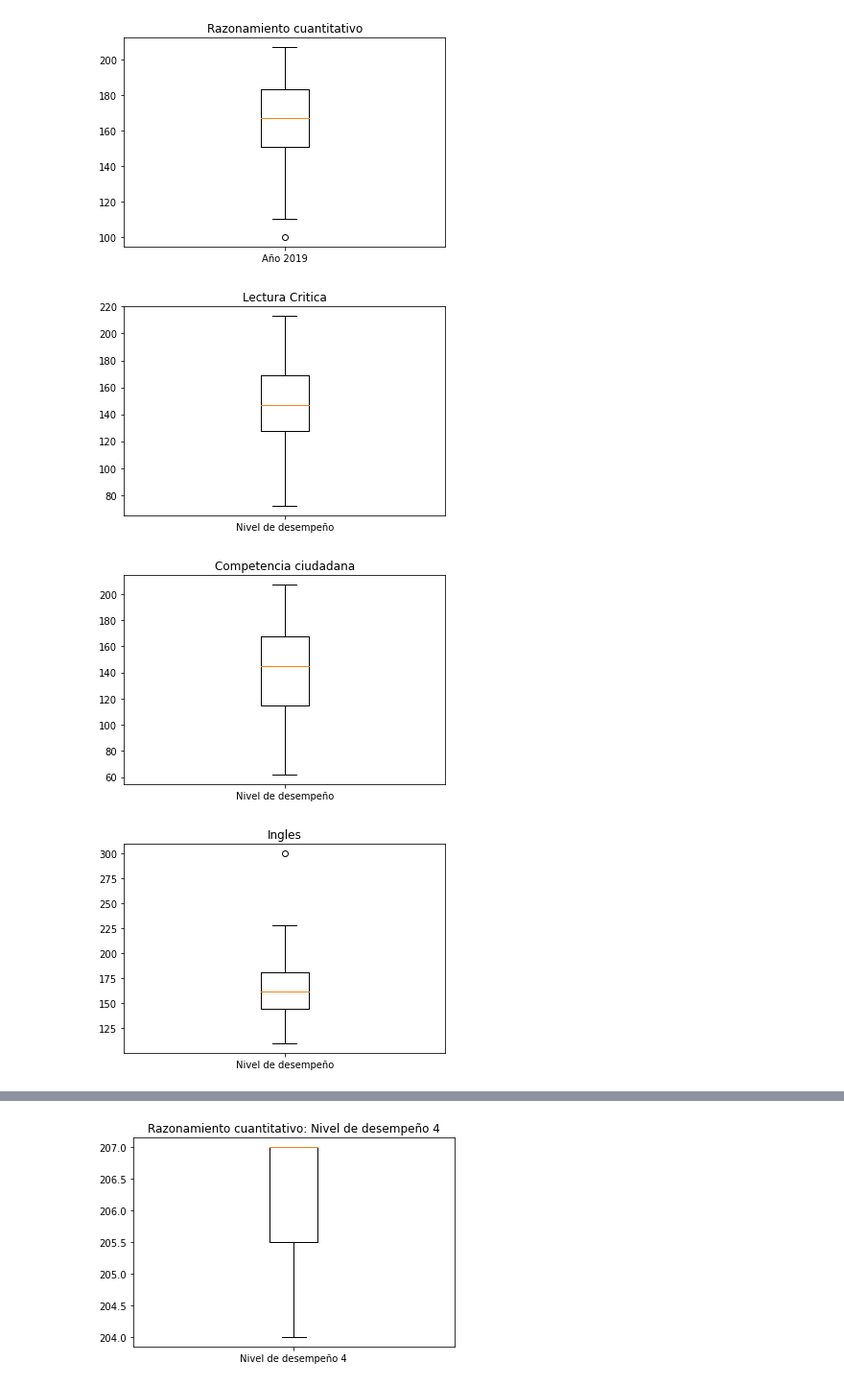
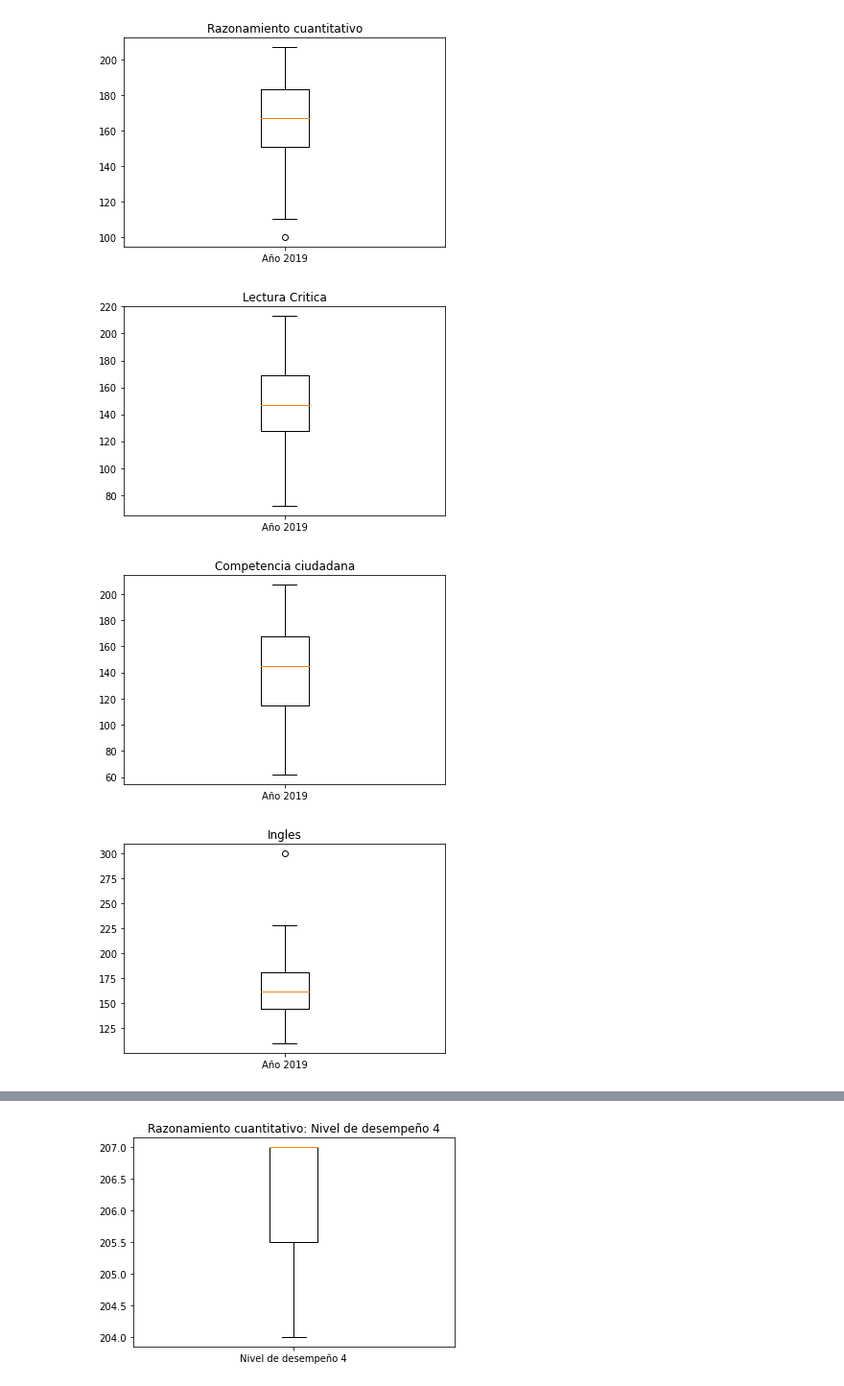
Before and after one commit to sebastianvelandia/visualizacion, a Jupyter notebook: Trabajo 1.ipynb, the cells around one changed output, grey strips where cells are left out. Shown: that part at 96% size. Drawn from its saved outputs; the diff is of its cells as text; code cells hidden in the pictures.

```diff
--- a/Trabajo 1.ipynb
+++ b/Trabajo 1.ipynb
@@ -67,33 +67,33 @@ plt.show()
 # %%
 #Grafica de boxplot variable Lectura Critica
 y = df['MOD_LECTURA_CRITICA_PUNT'][0:91]
 
 plt.boxplot(y)
 plt.title('Lectura Critica')
-plt.xticks([1],['2019'])
+plt.xticks([1],['Año 2019'])
 plt.show()
 # %% [output]
-[figure, old version]
+[figure, new version]
 # %%
 #Grafica de boxplot variable Competencia ciudadana
 y = df['MOD_COMPETEN_CIUDADA_PUNT'][0:91]
 
 plt.boxplot(y)
 plt.title('Competencia ciudadana')
-plt.xticks([1],['Nivel de desempeño'])
+plt.xticks([1],['Año 2019'])
 plt.show()
 # %% [output]
-[figure, old version]
+[figure, new version]
 # %%
 #Grafica de boxplot variable Ingles
 y = df['MOD_INGLES_PUNT'][0:91]
 
 plt.boxplot(y)
 plt.title('Ingles')
-plt.xticks([1],['Nivel de desempeño'])
+plt.xticks([1],['Año 2019'])
 plt.show()
 # %% [output]
-[figure, old version]
+[figure, new version]
 # %%
 #Grafica de boxplot variable Comunicacion escrita
 y = df['MOD_COMUNI_ESCRITA_PUNT'][0:91]
```
Also changed, not shown: parts of 6 cells of this notebook.
